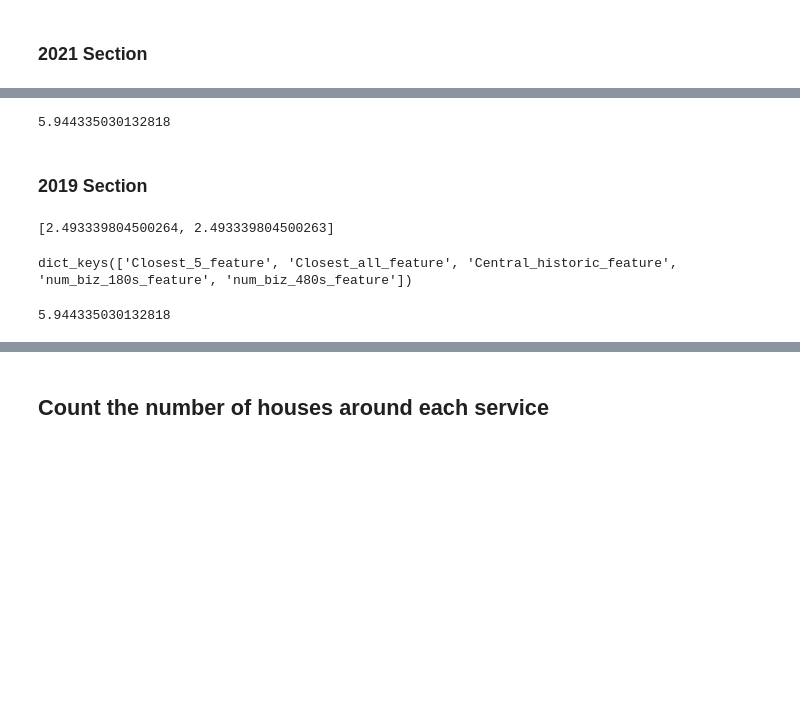
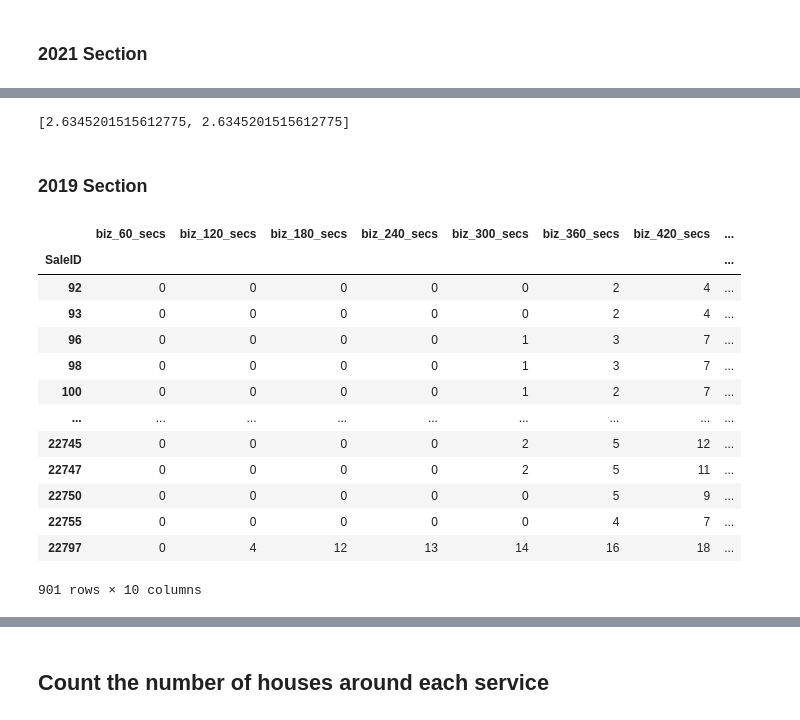
Before and after one commit to lelandjmurrin/Ames_Housing_Project, a Jupyter notebook: Ames_Feature_Engineering.ipynb, the cells around one changed output, grey strips where cells are left out. Drawn from its saved outputs; the diff is of its cells as text; code cells hidden in the pictures; blank space fills up the shorter version.

```diff
--- a/Ames_Feature_Engineering.ipynb
+++ b/Ames_Feature_Engineering.ipynb
@@ -280,4 +262,3 @@ selected_features_dict["Closest_5_feature"] = df_closest['Closest_5']
 # %%
 #Checking EDA report for each closest 1,5,10,15 businesses to a home
-for i in [1,5,10,15]:
-    EDA_report(pd.DataFrame(df_closest)[[f"Closest_{i}"]].join(df_driv_final["from_time"].SalePrice))
+EDA_closest2021 = {f"closest_{i}":EDA_report(pd.DataFrame(df_closest2021)[[f"Closest_{i}"]].join(df_house2021.SalePrice)) for i in [1,5,10,15]}
@@ -310,4 +303,4 @@ selected_features_dict["Closest_5_feature"] = df_closest['Closest_5']
 # %%
 #Checking EDA report for each closest 1,5,10,15 businesses to a home
-for i in [1,5,10,15]:
-    EDA_report(pd.DataFrame(df_closest)[[f"Closest_{i}"]].join(df_driv_time_final2019.SalePrice))
+
+EDA_closest2019 = {f"closest_{i}":EDA_report(pd.DataFrame(df_closest2019)[[f"Closest_{i}"]].join(df_house2019.SalePrice)) for i in [1,5,10,15]}
@@ -458,11 +483,10 @@ def add_centrality_series (df_input, df_driv_time_final):
 # %% [markdown]
 ### 2021 Section
 # %%
-num_biz_dict = {}
+num_biz_dict2021 = {}
 
 for i in np.array([1, 2, 3, 4, 5, 6, 7, 8, 9, 10])*60:
-    num_biz_dict[f"biz_{i}_secs"] = (df_driv_time_final2021
-        #.drop(["Lat_house", "Long_house", "SalePrice"], axis = 1)
+    num_biz_dict2021[f"biz_{i}_secs"] = (df_driv_time_final2021
         .stack()
         .reset_index()
         .set_axis(["SaleID", "Service", "driv_time"], axis = 1)
@@ -470,20 +494,9 @@ for i in np.array([1, 2, 3, 4, 5, 6, 7, 8, 9, 10])*60:
         .driv_time
         .apply(lambda x: (x <= i).sum())
         .rename("count")
-        #.where(lambda x: x <= i)
-        # .query(f"driv_time <= {i}")
-        # .SaleID
-        # .value_counts()
-        #.sort_values("driv_time")
-        #.filter(lambda x: x.driv_time <= i)
-        # .head(i)
-        # .sort_values(["SaleID", "driv_time"])
-        # .groupby("SaleID")
-        # .driv_time
-        # .mean()
     )
 
-pd.DataFrame(num_biz_dict).join(df_house2021.SalePrice)
+pd.DataFrame(num_biz_dict2021)
 # %% [output]
 |  | biz_60_secs | biz_120_secs | biz_180_secs | biz_240_secs | biz_300_secs | biz_360_secs | biz_420_secs | ... |
 | SaleID |  |  |  |  |  |  |  | ... |
@@ -506,2 +539,5 @@ pd.DataFrame(num_biz_dict).biz_480_secs.plot.hist()
 # %%
+#Checking VIF for 3mins and 8mins features
 get_vif(pd.DataFrame(num_biz_dict)[["biz_180_secs", "biz_480_secs"]])
+# %% [output]
+[2.6345201515612775, 2.6345201515612775]
@@ -511,5 +543,0 @@ selected_features_dict.keys()
-# %%
-#mean driving time in minutes for all businesses
-df_driv_final["from_time"].drop(["Lat_house", "Long_house", "SalePrice"], axis = 1).describe().T['mean'].mean()/60
-# %% [output]
-5.944335030132818
@@ -518,29 +544,32 @@ pickle.dump(selected_features_dict, open("selected_features_dict.pkl", 'wb'))
 # %% [markdown]
 ### 2019 Section
 # %%
-num_biz_dict = {}
+num_biz_dict2019 = {}
 
 for i in np.array([1, 2, 3, 4, 5, 6, 7, 8, 9, 10])*60:
-    num_biz_dict[f"biz_{i}_secs"] = (df_driv_time_final2019
-        .drop(["Lat_house", "Long_house", "SalePrice"], axis = 1)
+    num_biz_dict2019[f"biz_{i}_secs"] = (df_driv_time_final2019
         .stack()
         .reset_index()
         .set_axis(["SaleID", "Service", "driv_time"], axis = 1)
         .groupby("SaleID")
         .driv_time
         .apply(lambda x: (x <= i).sum())
         .rename("count")
-        #.where(lambda x: x <= i)
-        # .query(f"driv_time <= {i}")
-        # .SaleID
-        # .value_counts()
-        #.sort_values("driv_time")
-        #.filter(lambda x: x.driv_time <= i)
-        # .head(i)
-        # .sort_values(["SaleID", "driv_time"])
-        # .groupby("SaleID")
-        # .driv_time
-        # .mean()
     )
 
-pd.DataFrame(num_biz_dict).join(df_driv_time_final2019.SalePrice)
+pd.DataFrame(num_biz_dict2019)
+# %% [output]
+|  | biz_60_secs | biz_120_secs | biz_180_secs | biz_240_secs | biz_300_secs | biz_360_secs | biz_420_secs | ... |
+| SaleID |  |  |  |  |  |  |  | ... |
+| 92 | 0 | 0 | 0 | 0 | 0 | 2 | 4 | ... |
+| 93 | 0 | 0 | 0 | 0 | 0 | 2 | 4 | ... |
+| 96 | 0 | 0 | 0 | 0 | 1 | 3 | 7 | ... |
+| 98 | 0 | 0 | 0 | 0 | 1 | 3 | 7 | ... |
+| 100 | 0 | 0 | 0 | 0 | 1 | 2 | 7 | ... |
+| ... | ... | ... | ... | ... | ... | ... | ... | ... |
+| 22745 | 0 | 0 | 0 | 0 | 2 | 5 | 12 | ... |
+| 22747 | 0 | 0 | 0 | 0 | 2 | 5 | 11 | ... |
+| 22750 | 0 | 0 | 0 | 0 | 0 | 5 | 9 | ... |
+| 22755 | 0 | 0 | 0 | 0 | 0 | 4 | 7 | ... |
+| 22797 | 0 | 4 | 12 | 13 | 14 | 16 | 18 | ... |
+901 rows × 10 columns
@@ -551,14 +575,0 @@ pd.DataFrame(num_biz_dict).biz_480_secs.plot.hist()
-# %%
-get_vif(pd.DataFrame(num_biz_dict)[["biz_180_secs", "biz_480_secs"]])
-# %% [output]
-[2.493339804500264, 2.493339804500263]
-# %%
-selected_features_dict["num_biz_180s_feature"], selected_features_dict["num_biz_480s_feature"] = num_biz_dict["biz_180_secs"], num_biz_dict["biz_480_secs"]
-selected_features_dict.keys()
-# %% [output]
-dict_keys(['Closest_5_feature', 'Closest_all_feature', 'Central_historic_feature', 'num_biz_180s_feature', 'num_biz_480s_feature'])
-# %%
-#mean driving time in minutes for all businesses
-df_driv_final["from_time"].drop(["Lat_house", "Long_house", "SalePrice"], axis = 1).describe().T['mean'].mean()/60
-# %% [output]
-5.944335030132818
```
Also changed, not shown: parts of 94 cells of this notebook, 19 other files.
